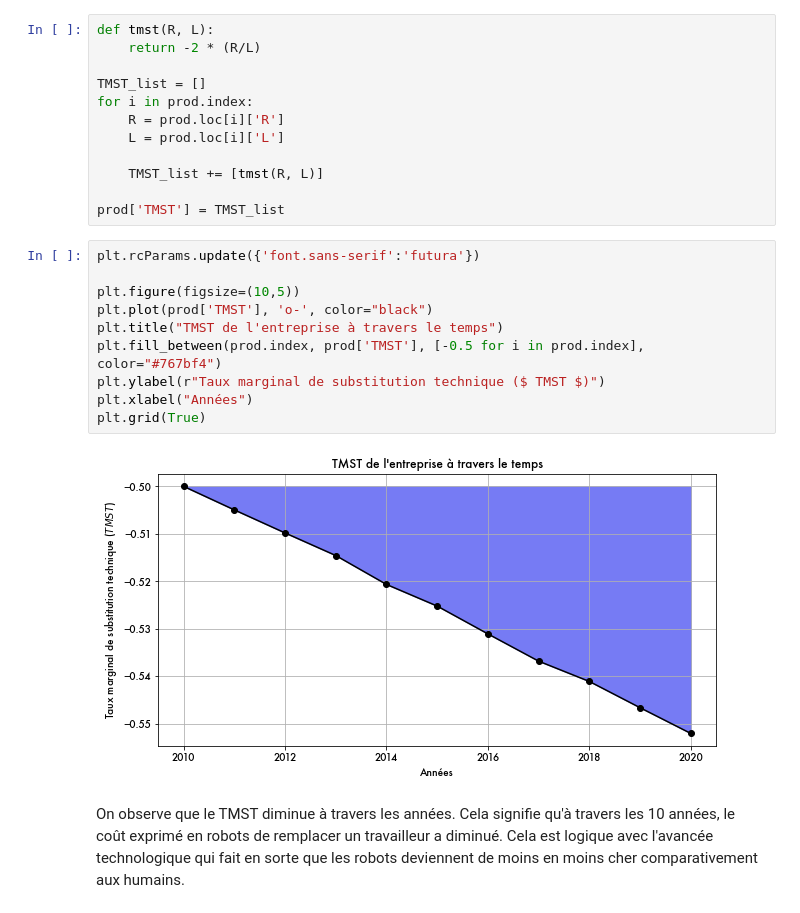
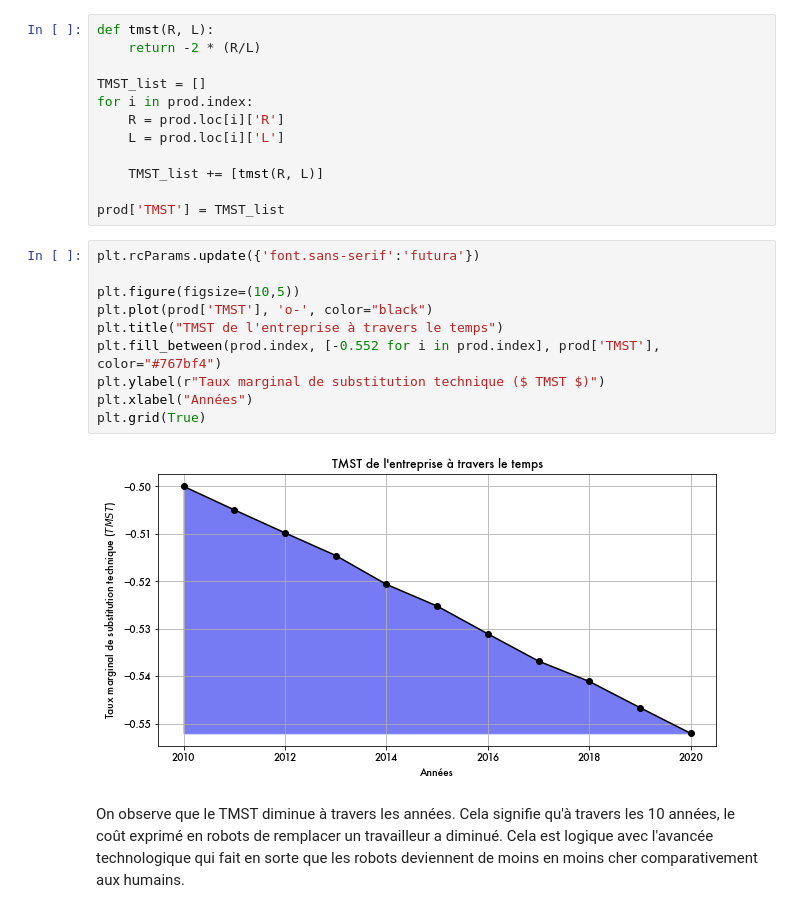
Before and after one commit to felixpoirier1/Devoir4, a Jupyter notebook: Devoir.ipynb, the cells around one changed output. Drawn from its saved outputs; the diff is of its cells as text.

```diff
--- a/Devoir.ipynb
+++ b/Devoir.ipynb
@@ -70,15 +70,15 @@ prod['TMST'] = TMST_list
 # %%
 plt.rcParams.update({'font.sans-serif':'futura'})
 
 plt.figure(figsize=(10,5))
 plt.plot(prod['TMST'], 'o-', color="black")
 plt.title("TMST de l'entreprise à travers le temps")
-plt.fill_between(prod.index, prod['TMST'], [-0.5 for i in prod.index], color="#767bf4")
+plt.fill_between(prod.index, [-0.552 for i in prod.index], prod['TMST'], color="#767bf4")
 plt.ylabel(r"Taux marginal de substitution technique ($ TMST $)")
 plt.xlabel("Années")
 plt.grid(True)
 # %% [output]
-[figure, old version]
+[figure, new version]
 # %% [markdown]
 On observe que le TMST diminue à travers les années. Cela signifie qu'à travers les 10 années, le coût exprimé en robots de remplacer un travailleur a diminué. Cela est logique avec l'avancée technologique qui fait en sorte que les robots deviennent de moins en moins cher comparativement aux humains.
 # %% [markdown]
```
Also changed, not shown: parts of 17 cells of this notebook.
